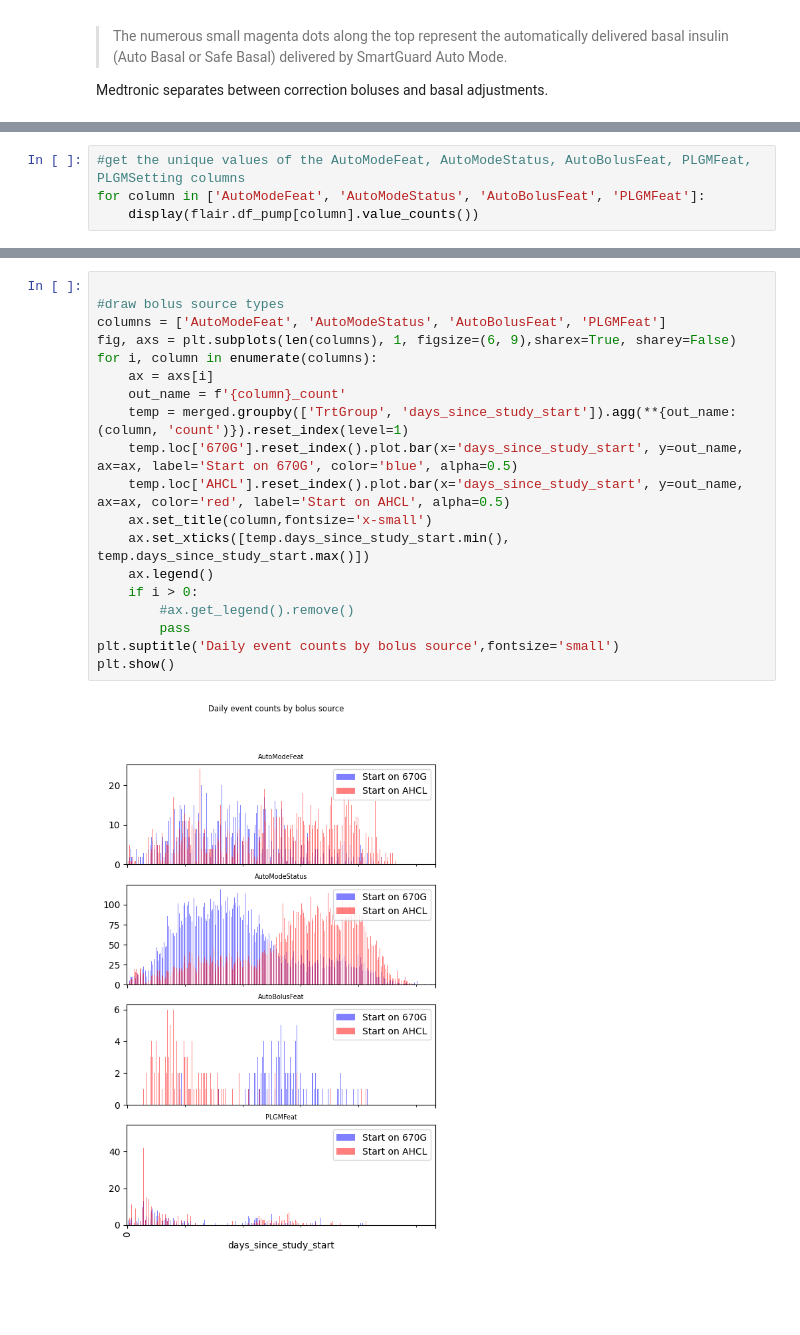
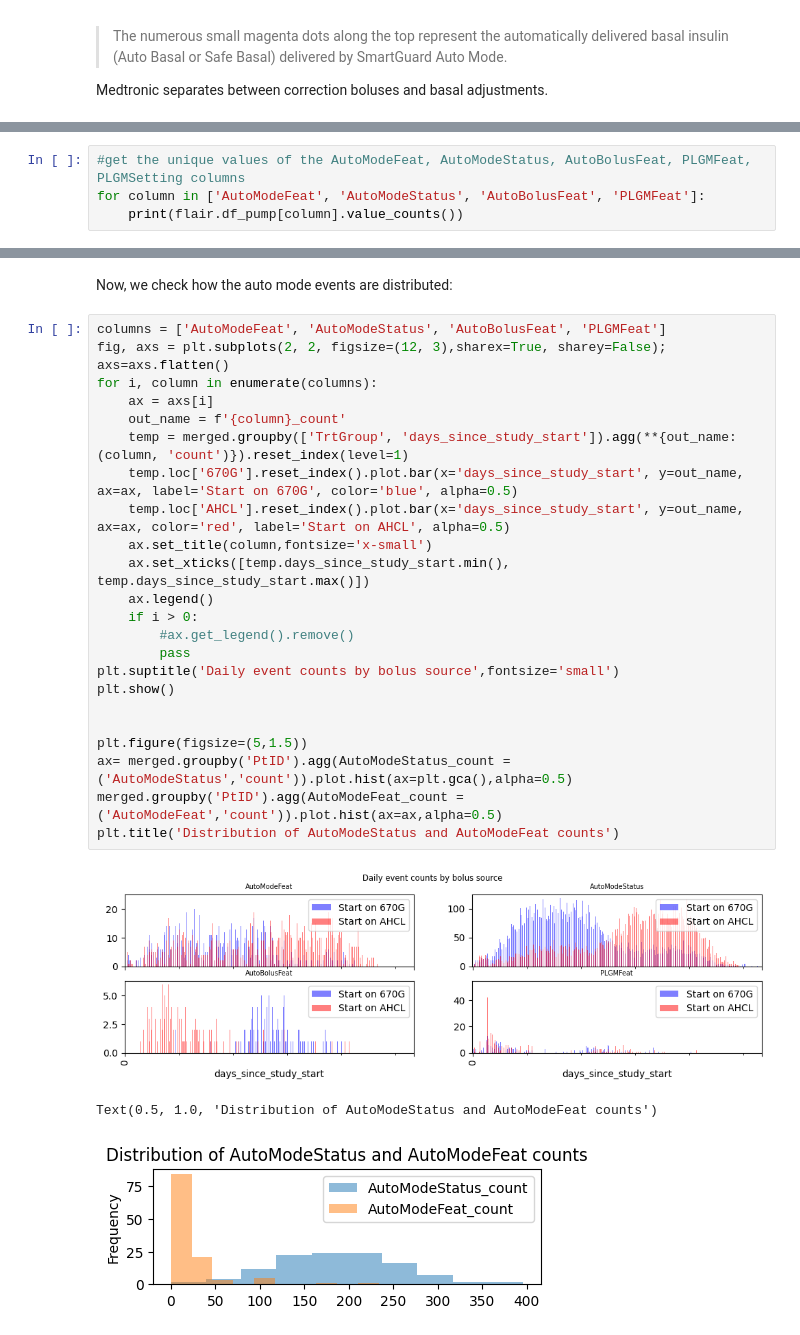
Before and after one commit to nudgebg/egvinsulin, a Jupyter notebook: notebooks/understand-flair-dataset/2024-07-12 - Understanding TDD Discrepancies in Flair Data.ipynb, the cells around one changed output, grey strips where cells are left out. Drawn from its saved outputs; the diff is of its cells as text; blank space fills up the shorter version.

```diff
--- a/notebooks/understand-flair-dataset/2024-07-12 - Understanding TDD Discrepancies in Flair Data.ipynb
+++ b/notebooks/understand-flair-dataset/2024-07-12 - Understanding TDD Discrepancies in Flair Data.ipynb
@@ -766,7 +768,7 @@ Medtronic separates between correction boluses and basal adjustments.
 # %%
 #get the unique values of the AutoModeFeat, AutoModeStatus, AutoBolusFeat, PLGMFeat, PLGMSetting columns
 for column in ['AutoModeFeat', 'AutoModeStatus', 'AutoBolusFeat', 'PLGMFeat']:
-    display(flair.df_pump[column].value_counts())
+    print(flair.df_pump[column].value_counts())
 # %% [output]
 True     1472
 False    1254
@@ -783,21 +785,29 @@ Name: PLGMFeat, dtype: int64
+# %% [markdown]
+Now, we check how the auto mode events are distributed:
 # %%
-
-#draw bolus source types
 columns = ['AutoModeFeat', 'AutoModeStatus', 'AutoBolusFeat', 'PLGMFeat']
-fig, axs = plt.subplots(len(columns), 1, figsize=(6, 9),sharex=True, sharey=False)
+fig, axs = plt.subplots(2, 2, figsize=(12, 3),sharex=True, sharey=False); axs=axs.flatten()
 for i, column in enumerate(columns):
     ax = axs[i]
     out_name = f'{column}_count'
     temp = merged.groupby(['TrtGroup', 'days_since_study_start']).agg(**{out_name: (column, 'count')}).reset_index(level=1)
     temp.loc['670G'].reset_index().plot.bar(x='days_since_study_start', y=out_name, ax=ax, label='Start on 670G', color='blue', alpha=0.5)
     temp.loc['AHCL'].reset_index().plot.bar(x='days_since_study_start', y=out_name, ax=ax, color='red', label='Start on AHCL', alpha=0.5)
     ax.set_title(column,fontsize='x-small')
     ax.set_xticks([temp.days_since_study_start.min(), temp.days_since_study_start.max()])
     ax.legend()
     if i > 0:
         #ax.get_legend().remove()
         pass
 plt.suptitle('Daily event counts by bolus source',fontsize='small')
 plt.show()
+
+
+plt.figure(figsize=(5,1.5))
+ax= merged.groupby('PtID').agg(AutoModeStatus_count = ('AutoModeStatus','count')).plot.hist(ax=plt.gca(),alpha=0.5)
+merged.groupby('PtID').agg(AutoModeFeat_count = ('AutoModeFeat','count')).plot.hist(ax=ax,alpha=0.5)
+plt.title('Distribution of AutoModeStatus and AutoModeFeat counts')
 # %% [output]
-[figure, old version]
+[figure, new version]
+Text(0.5, 1.0, 'Distribution of AutoModeStatus and AutoModeFeat counts')
+[figure, added]
```
Also changed, not shown: parts of 13 cells of this notebook.
